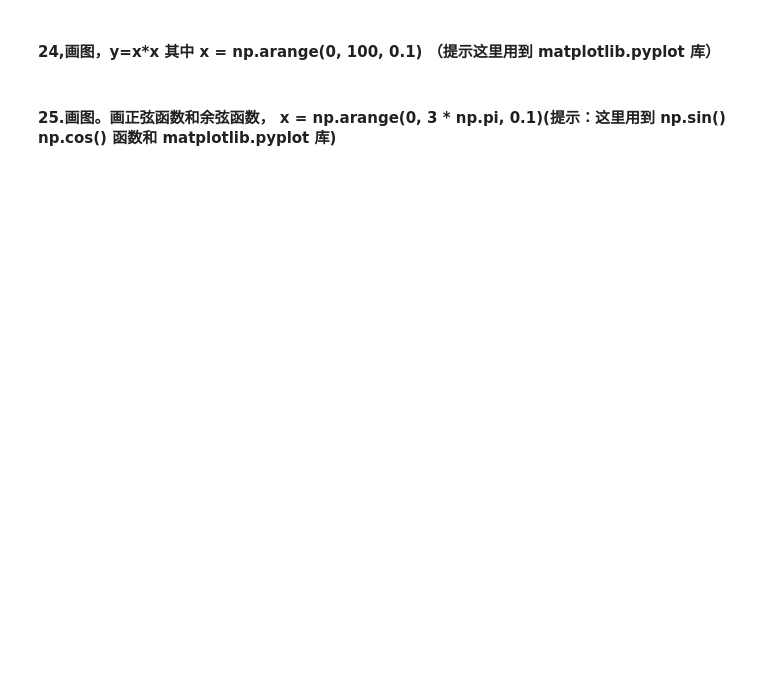
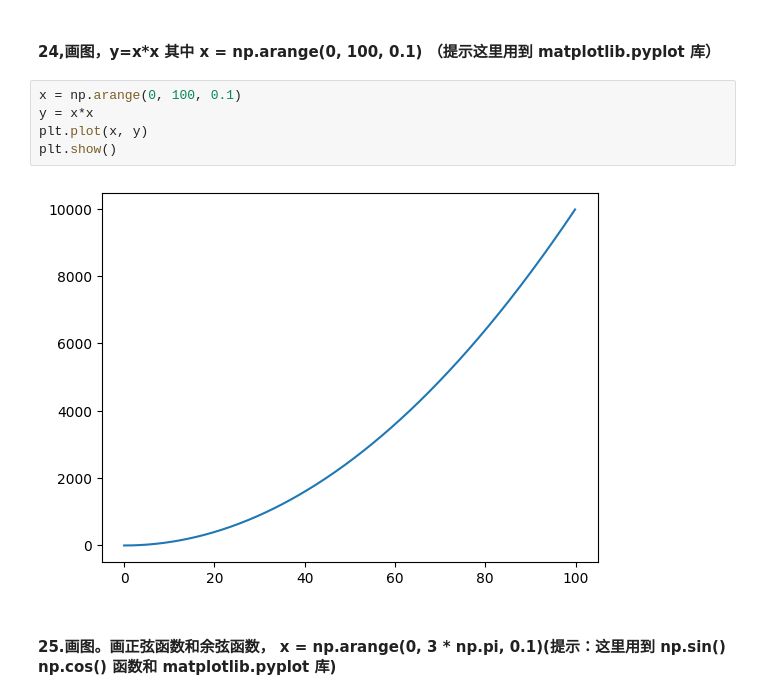
Before and after one commit to decajoin/deep-learning-PA-2024, a Jupyter notebook: PA1/Code/numpy_ tutorial.ipynb, the cells around one changed output. Drawn from its saved outputs; the diff is of its cells as text; blank space fills up the shorter version.

```diff
--- a/PA1/Code/numpy_ tutorial.ipynb
+++ b/PA1/Code/numpy_ tutorial.ipynb
@@ -53,4 +229,11 @@
 # %% [markdown]
 #### 24,画图，y=x*x 其中 x = np.arange(0, 100, 0.1) （提示这里用到  matplotlib.pyplot 库）
+# %%
+x = np.arange(0, 100, 0.1)
+y = x*x
+plt.plot(x, y)
+plt.show()
+# %% [output]
+[figure, added]
 # %% [markdown]
 #### 25.画图。画正弦函数和余弦函数， x = np.arange(0, 3 * np.pi, 0.1)(提示：这里用到 np.sin() np.cos() 函数和 matplotlib.pyplot 库)
```
Also changed, not shown: parts of 26 cells of this notebook.
